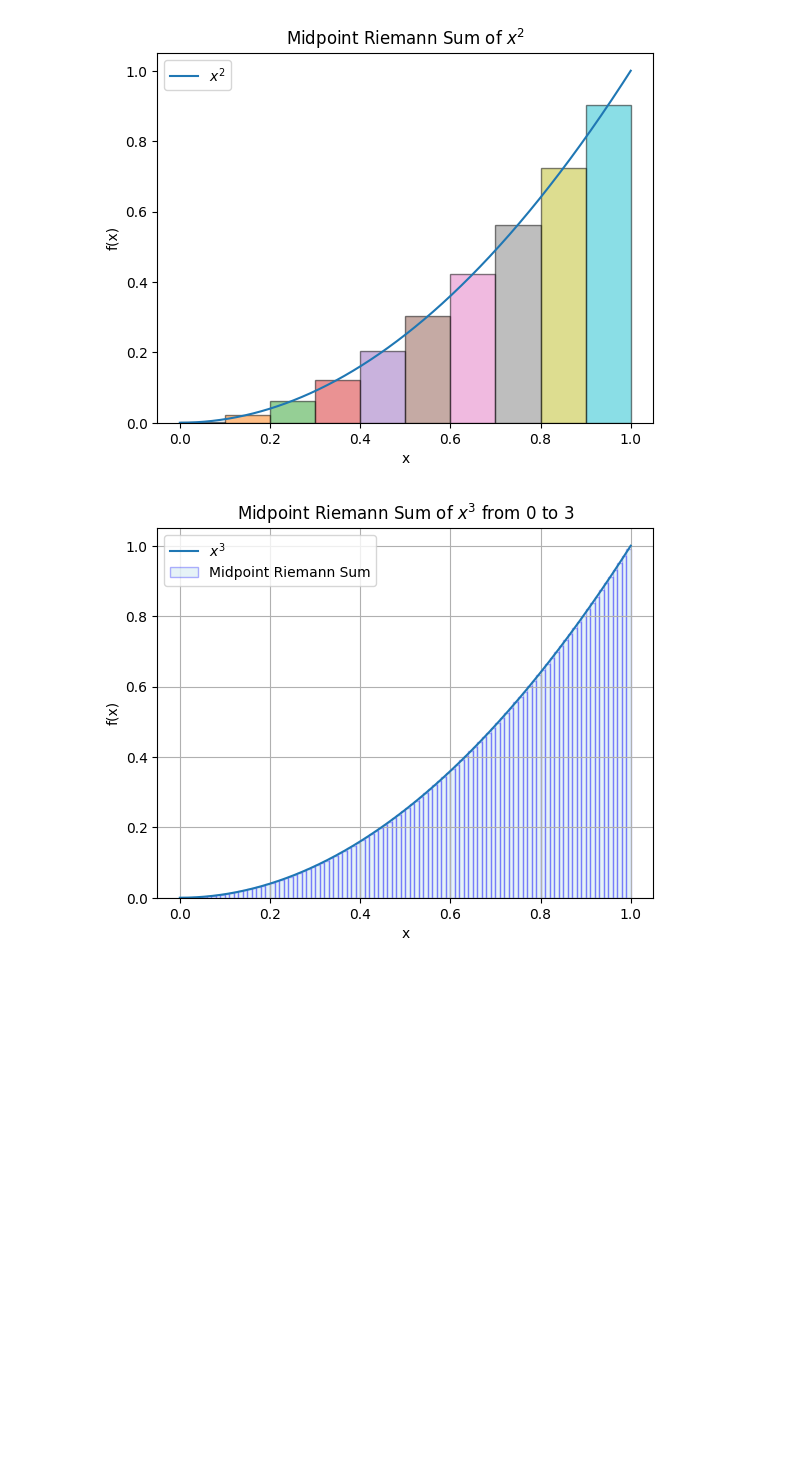
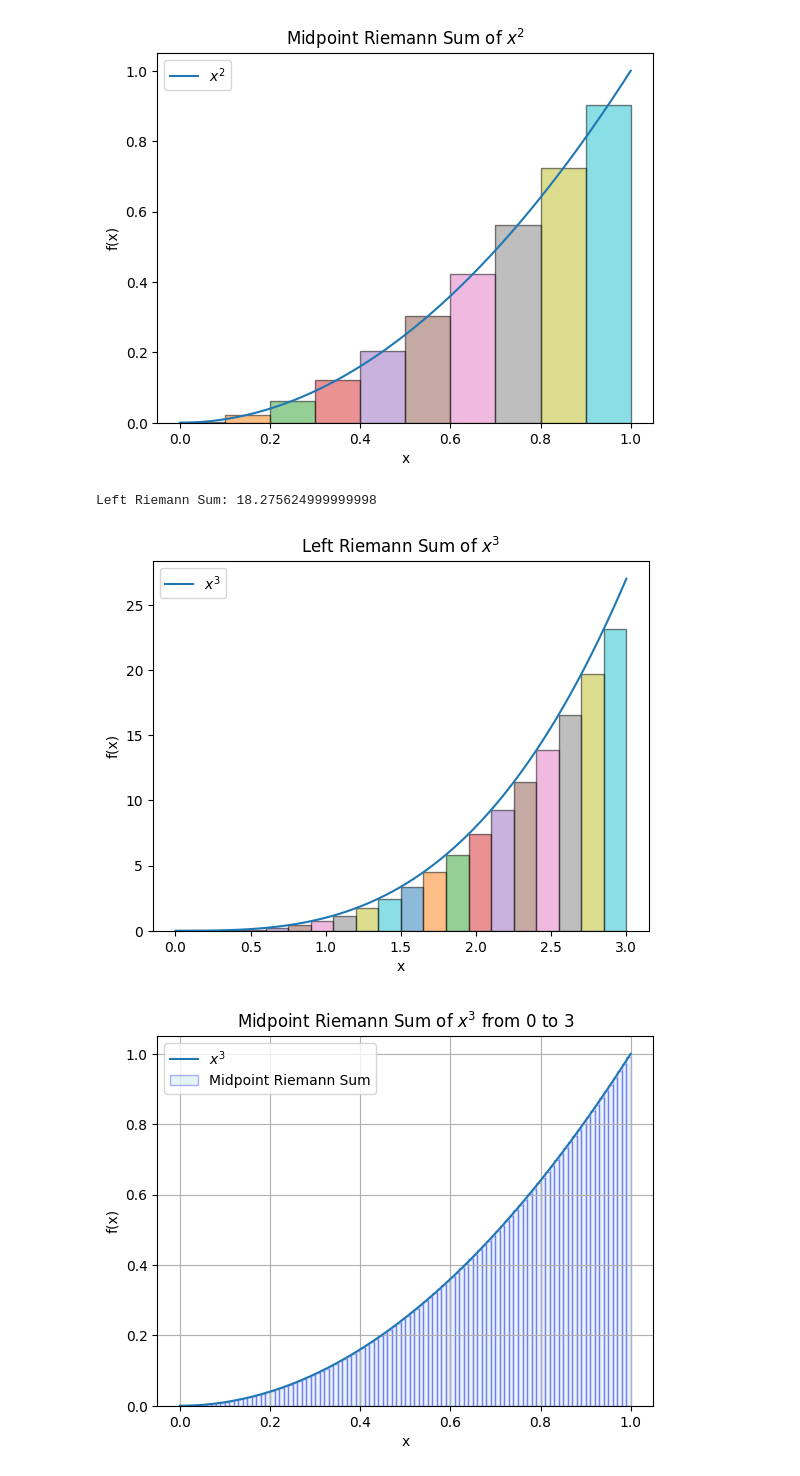
Before and after one commit to craig-clifford/colab, a Jupyter notebook: H-F and Reimann sums.ipynb, the cells around one changed output. Drawn from its saved outputs; the diff is of its cells as text; code cells hidden in the pictures; blank space fills up the shorter version.

```diff
--- a/H-F and Reimann sums.ipynb
+++ b/H-F and Reimann sums.ipynb
@@ -44,6 +44,51 @@ plt.show()
 # %% [output]
 Midpoint Riemann Sum: 0.33249999999999996
 [figure]
+# %%
+# prompt: use python to plot a left-hand Riemann sum of x^3 from 0 to 3
+
+import numpy as np
+import matplotlib.pyplot as plt
+
+# Function to calculate the left Riemann sum
+def left_riemann_sum(f, a, b, n):
+    dx = (b - a) / n
+    left_endpoints = np.linspace(a, b - dx, n)
+    return np.sum(f(left_endpoints) * dx)
+
+# Function to be integrated
+def f(x):
+    return x**3
+
+# Parameters
+a = 0  # Start of interval
+b = 3  # End of interval
+n = 20  # Number of subintervals
+
+# Calculate the left Riemann sum
+riemann_sum = left_riemann_sum(f, a, b, n)
+print(f"Left Riemann Sum: {riemann_sum}")
+
+# Plotting
+x = np.linspace(a, b, 1000)
+y = f(x)
+
+plt.plot(x, y, label='$x^3$')
+plt.xlabel('x')
+plt.ylabel('f(x)')
+plt.title('Left Riemann Sum of $x^3$')
+
+# Plot the rectangles
+dx = (b - a) / n
+for i in range(n):
+    left_x = a + i * dx
+    plt.bar(left_x, f(left_x), width=dx, align='edge', edgecolor='black', alpha=0.5)
+
+plt.legend()
+plt.show()
+# %% [output]
+Left Riemann Sum: 18.275624999999998
+[figure, added]
 # %%
 import numpy as np
 import matplotlib.pyplot as plt
```
